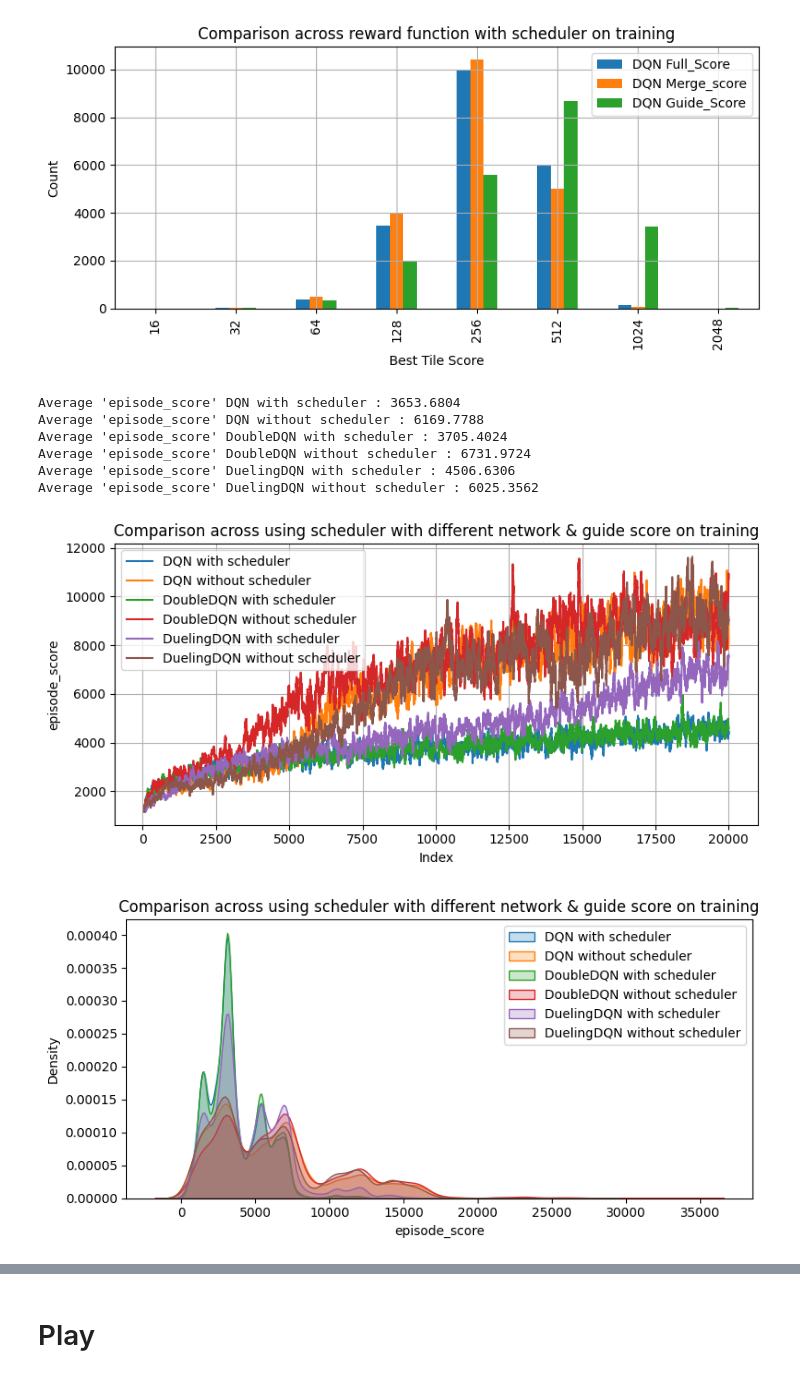
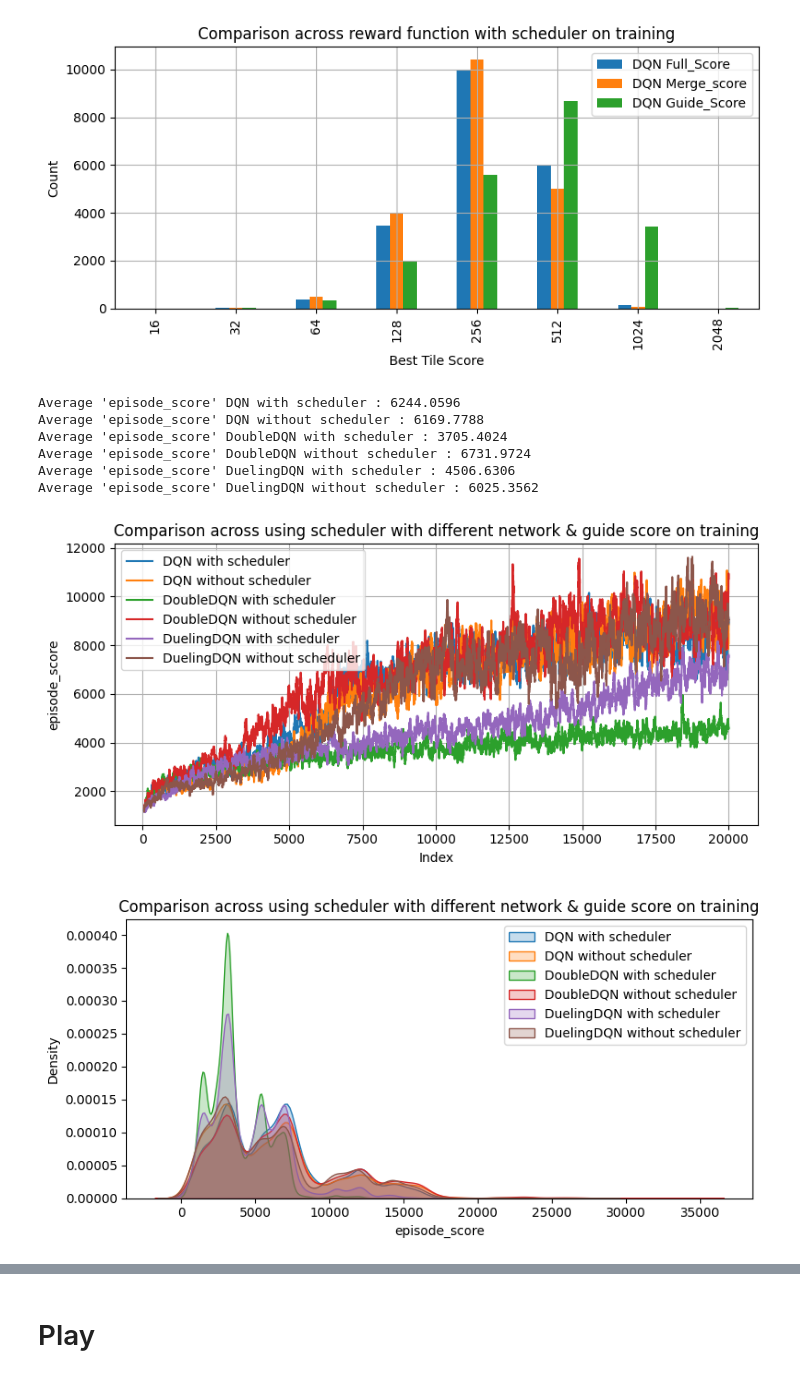
Before and after one commit to HBBEEP/DRL_FinalProject, a Jupyter notebook: plot.ipynb, the cells around one changed output, grey strips where cells are left out. Drawn from its saved outputs; the diff is of its cells as text; code cells hidden in the pictures.

Commit message:
fix plot

```diff
--- a/plot.ipynb
+++ b/plot.ipynb
@@ -138,32 +138,32 @@ Average 'episode_score' DQN Guide_Score : 6244.0596
 [figure]
 # %%
 Train_guide_sche_files = [
-    r"C:\STORAGE\FIBO\Sem_4_2\DRL\DRL_final\DQN_policy_exp3\train_log.csv",
+    r"C:\STORAGE\FIBO\Sem_4_2\DRL\DRL_final\DQN_policy_exp4\train_log.csv",
     r"C:\STORAGE\FIBO\Sem_4_2\DRL\DRL_final\DQN_policy_exp9_guide_no_sheduler\train_log.csv",
     r"C:\STORAGE\FIBO\Sem_4_2\DRL\DRL_final\DoubleDQN_policy_exp2\train_log.csv",
     r"C:\STORAGE\FIBO\Sem_4_2\DRL\DRL_final\DoubleDQN_policy_exp3\train_log.csv",
     r"C:\STORAGE\FIBO\Sem_4_2\DRL\DRL_final\DuelingDQN_policy_exp2\train_log.csv",
     r"C:\STORAGE\FIBO\Sem_4_2\DRL\DRL_final\DuelingDQN_policy_exp3\train_log.csv",
 ]
 Train_guide_sche_labels = [
     r"DQN with scheduler",
     r"DQN without scheduler",
     r"DoubleDQN with scheduler",
     r"DoubleDQN without scheduler",
     r"DuelingDQN with scheduler",
     r"DuelingDQN without scheduler",
 ]
 
 calculate_average_score(Train_guide_sche_files,Train_guide_sche_labels,'episode_score')
 plot_episode_scores(Train_guide_sche_files,'episode_score',Train_guide_sche_labels,'Comparison across using scheduler with different network & guide score on training',window=50,figsize=(8, 4))
 plot_episode_score_distribution(Train_guide_sche_files,'episode_score',Train_guide_sche_labels,'Comparison across using scheduler with different network & guide score on training',figsize=(8, 4))
 plot_best_tile_score_distribution(Train_guide_sche_files,Train_guide_sche_labels,'Comparison across using scheduler with different network & guide score on training',figsize=(8, 4))
 # %% [output]
-Average 'episode_score' DQN with scheduler : 3653.6804
+Average 'episode_score' DQN with scheduler : 6244.0596
 Average 'episode_score' DQN without scheduler : 6169.7788
 Average 'episode_score' DoubleDQN with scheduler : 3705.4024
 Average 'episode_score' DoubleDQN without scheduler : 6731.9724
 Average 'episode_score' DuelingDQN with scheduler : 4506.6306
 Average 'episode_score' DuelingDQN without scheduler : 6025.3562
-[figure, old version]
+[figure, new version]
-[figure, old version]
+[figure, new version]
```
Also changed, not shown: parts of 2 cells of this notebook, 7 other files.
